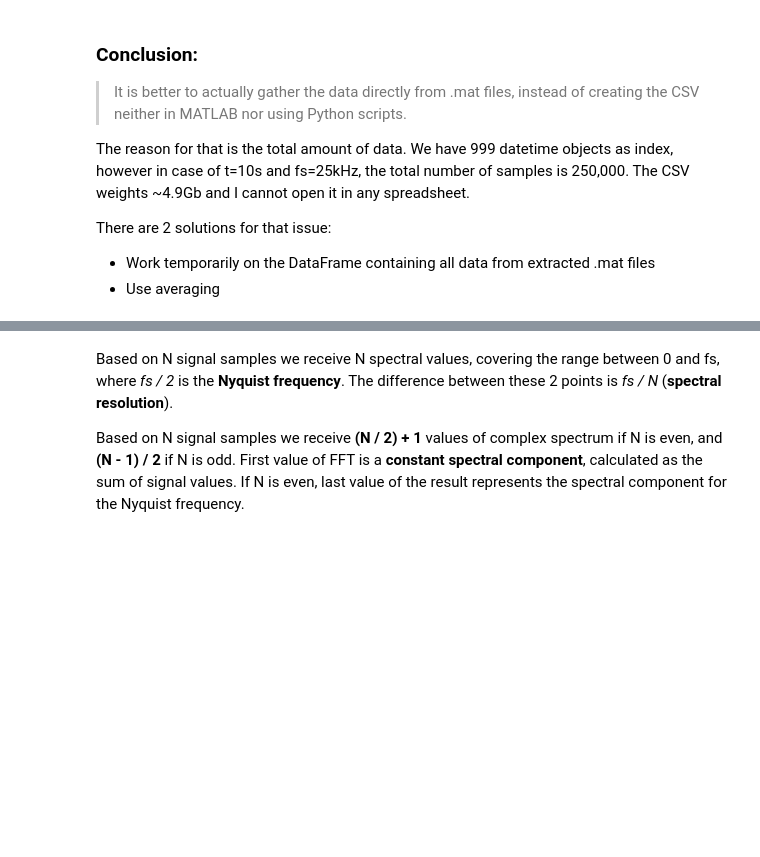
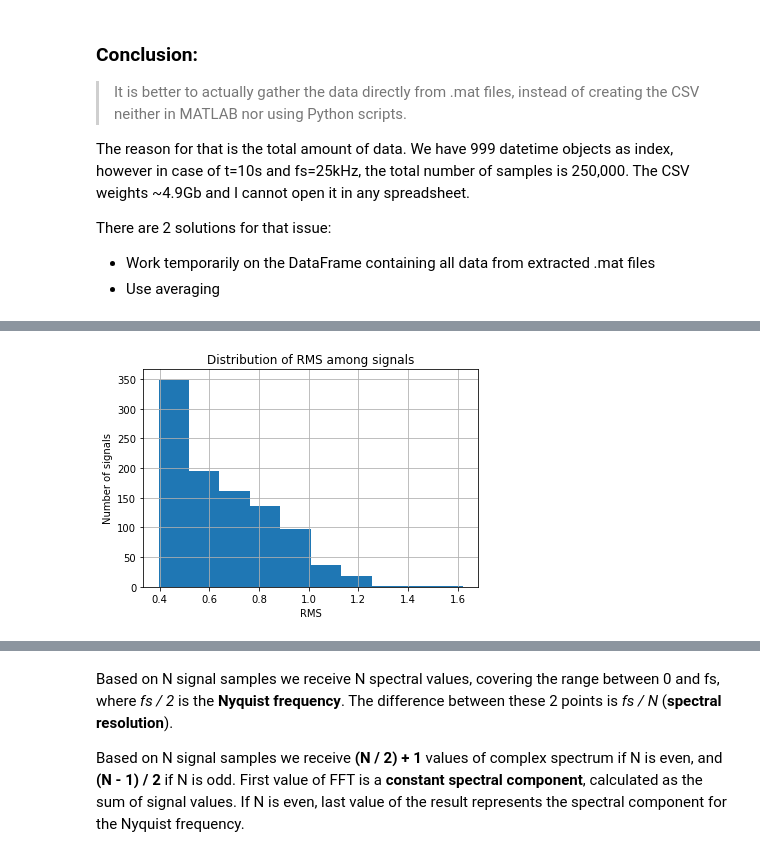
Before and after one commit to Svantevith/AI, a Jupyter notebook: Bachelor/mat_to_csv.ipynb, the cells around one changed output, grey strips where cells are left out. Saved outputs shown, nothing was run; the diff lists cells and outputs as text; code cells hidden in the pictures; blank space fills up the shorter version.

```diff
--- a/Bachelor/mat_to_csv.ipynb
+++ b/Bachelor/mat_to_csv.ipynb
@@ -146,0 +163,7 @@ mode7_rms_df.head()
+# %%
+mode7_rms_df['RMS'].hist()
+plt.title('Distribution of RMS among signals')
+plt.xlabel('RMS'), plt.ylabel('Number of signals')
+plt.show()
+# %% [output]
+[figure, added]
```
Also changed, not shown: parts of 86 cells of this notebook.
